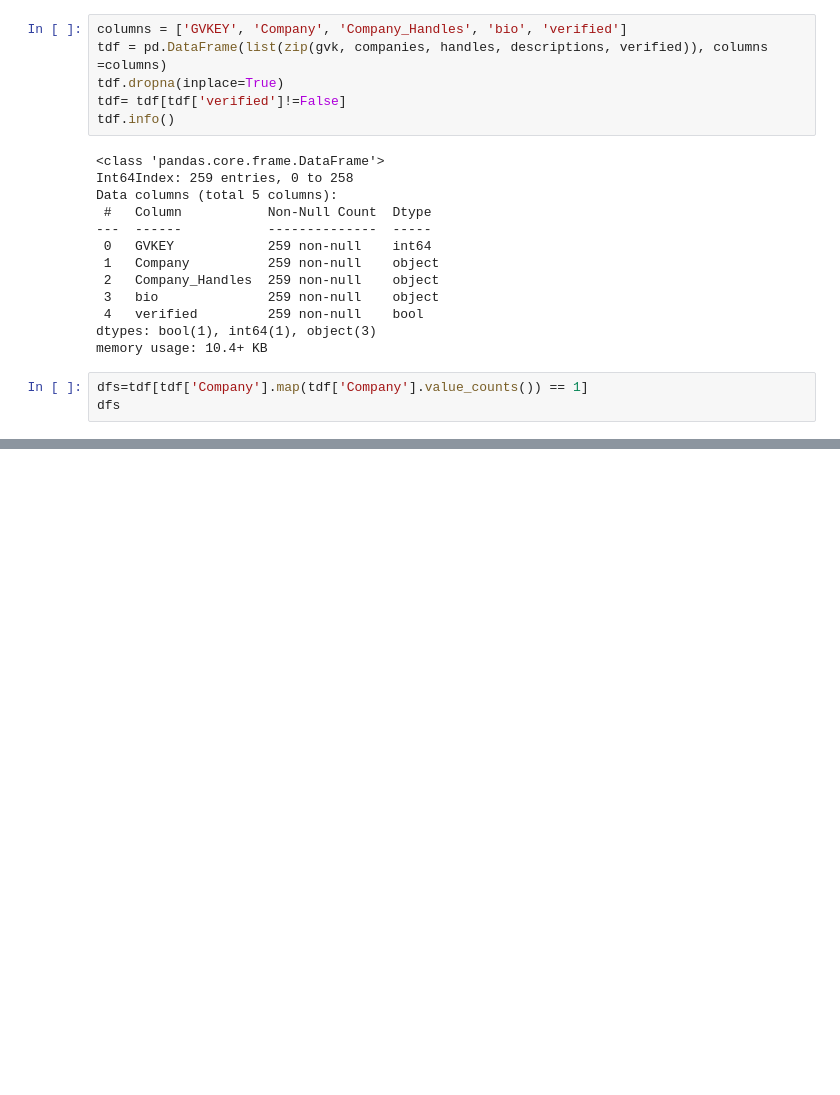
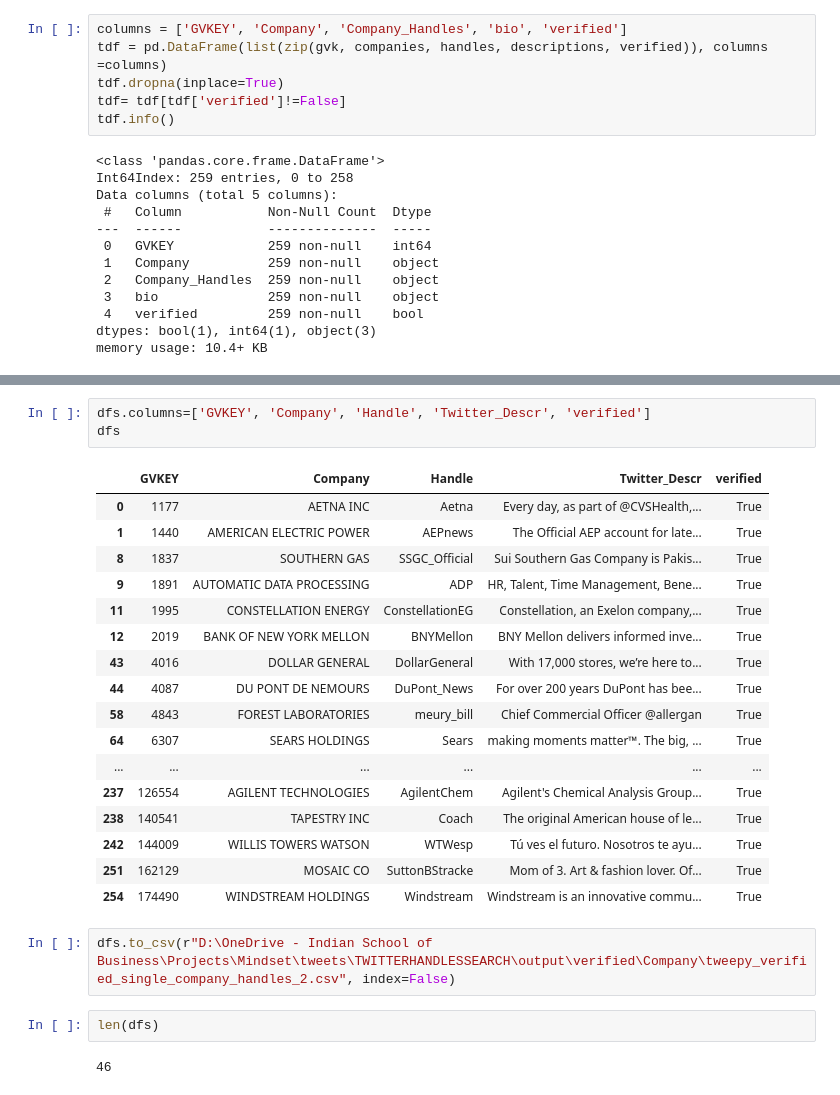
Before and after one commit to skwolvie/ISB-TWITTER_RESEARCH, a Jupyter notebook: code/Kashih Company Handles.ipynb, the cells around one changed output, grey strips where cells are left out. Saved outputs shown, nothing was run; the diff lists cells and outputs as text; blank space fills up the shorter version.

```diff
--- a/code/Kashih Company Handles.ipynb
+++ b/code/Kashih Company Handles.ipynb
@@ -414,6 +278,3 @@ Data columns (total 5 columns):
  4   verified         259 non-null    bool
 dtypes: bool(1), int64(1), object(3)
 memory usage: 10.4+ KB
-# %%
-dfs=tdf[tdf['Company'].map(tdf['Company'].value_counts()) == 1]
-dfs
@@ -555,0 +301,27 @@ dfb.GVKEY.unique().tolist()
+# %%
+dfs.columns=['GVKEY', 'Company', 'Handle', 'Twitter_Descr', 'verified']
+dfs
+# %% [output]
+|  | GVKEY | Company | Handle | Twitter_Descr | verified |
+| 0 | 1177 | AETNA INC | Aetna | Every day, as part of @CVSHealth,... | True |
+| 1 | 1440 | AMERICAN ELECTRIC POWER | AEPnews | The Official AEP account for late... | True |
+| 8 | 1837 | SOUTHERN GAS | SSGC_Official | Sui Southern Gas Company is Pakis... | True |
+| 9 | 1891 | AUTOMATIC DATA PROCESSING | ADP | HR, Talent, Time Management, Bene... | True |
+| 11 | 1995 | CONSTELLATION ENERGY | ConstellationEG | Constellation, an Exelon company,... | True |
+| 12 | 2019 | BANK OF NEW YORK MELLON | BNYMellon | BNY Mellon delivers informed inve... | True |
+| 43 | 4016 | DOLLAR GENERAL | DollarGeneral | With 17,000 stores, we’re here to... | True |
+| 44 | 4087 | DU PONT DE NEMOURS | DuPont_News | For over 200 years DuPont has bee... | True |
+| 58 | 4843 | FOREST LABORATORIES | meury_bill | Chief Commercial Officer @allergan | True |
+| 64 | 6307 | SEARS HOLDINGS | Sears | making moments matter™. The big, ... | True |
+| ... | ... | ... | ... | ... | ... |
+| 237 | 126554 | AGILENT TECHNOLOGIES | AgilentChem | Agilent's Chemical Analysis Group... | True |
+| 238 | 140541 | TAPESTRY INC | Coach | The original American house of le... | True |
+| 242 | 144009 | WILLIS TOWERS WATSON | WTWesp | Tú ves el futuro. Nosotros te ayu... | True |
+| 251 | 162129 | MOSAIC CO | SuttonBStracke | Mom of 3. Art & fashion lover. Of... | True |
+| 254 | 174490 | WINDSTREAM HOLDINGS | Windstream | Windstream is an innovative commu... | True |
+# %%
+dfs.to_csv(r"D:\OneDrive - Indian School of Business\Projects\Mindset\tweets\TWITTERHANDLESSEARCH\output\verified\Company\tweepy_verified_single_company_handles_2.csv", index=False)
+# %%
+len(dfs)
+# %% [output]
+46
```
Also changed, not shown: parts of 28 cells of this notebook, 11 other files.
